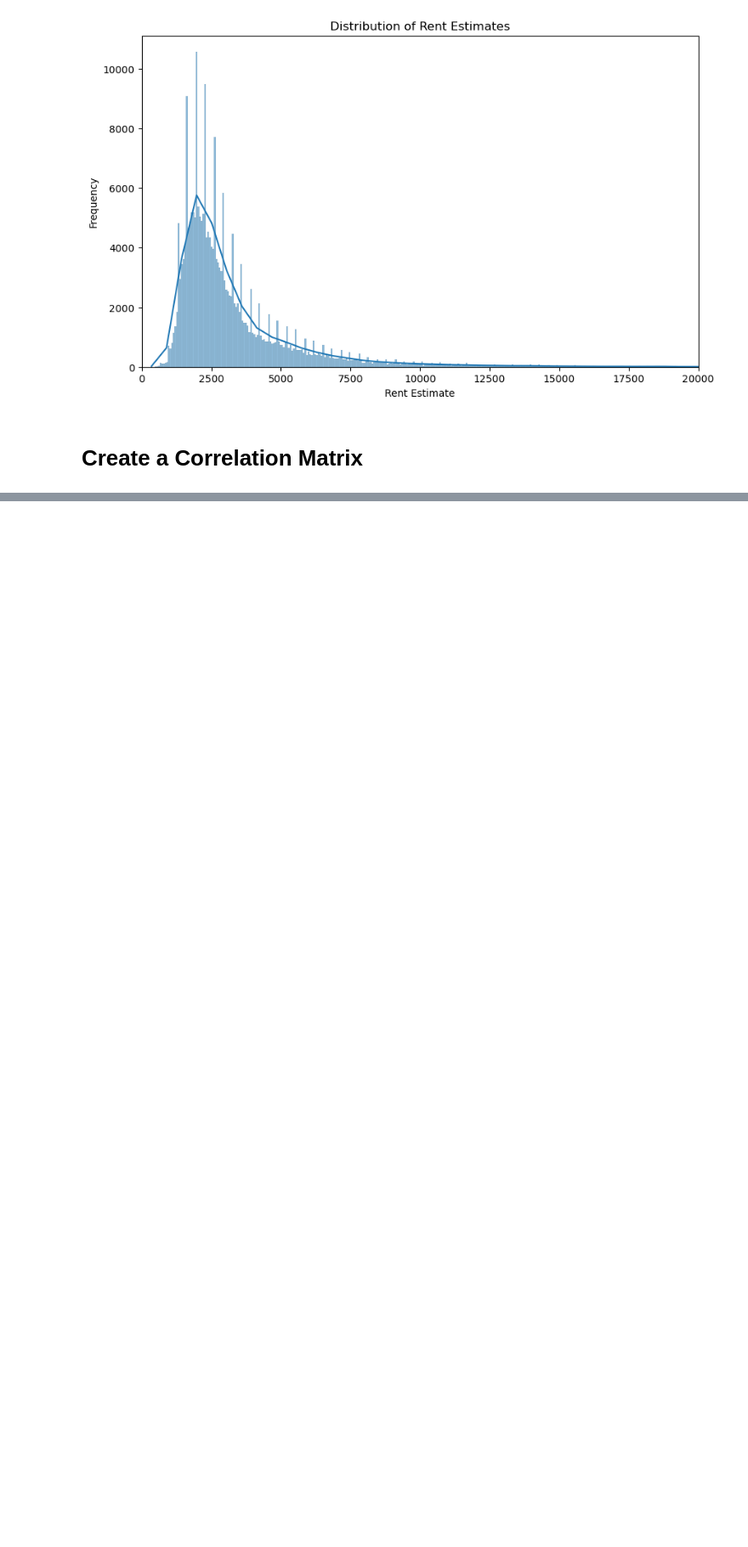
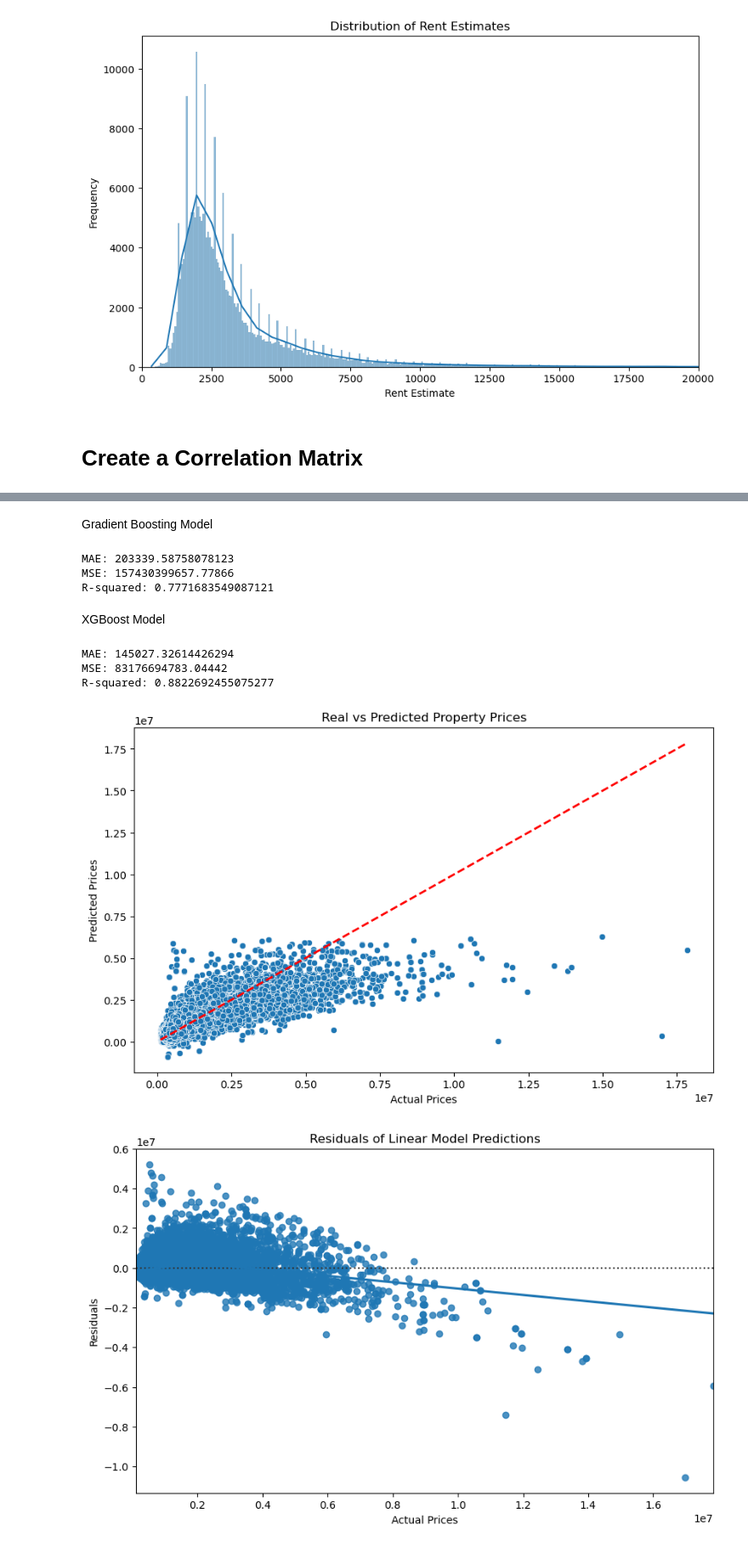
Before and after one commit to A1marge/London-Property-Price-Predictor, a Jupyter notebook: LondonHousePriceData.ipynb, the cells around one changed output, grey strips where cells are left out. Shown at 85% size. Drawn from its saved outputs; the diff is of its cells as text; code cells hidden in the pictures; blank space fills up the shorter version.

```diff
--- a/LondonHousePriceData.ipynb
+++ b/LondonHousePriceData.ipynb
@@ -225,0 +268,9 @@ Through this we can deduce that
+# %%
+from sklearn.linear_model import LinearRegression
+from sklearn.ensemble import RandomForestRegressor, GradientBoostingRegressor
+import xgboost as xgb
+
+linear_model = LinearRegression()
+random_forest_model = RandomForestRegressor(n_estimators=500, max_depth=None, min_samples_split=2, min_samples_leaf=1, max_features=0.8, random_state=42)
+gradient_boosting_model = GradientBoostingRegressor(n_estimators=100, random_state=42)
+xgboost_model = xgb.XGBRegressor(objective='reg:squarederror', n_estimators=100, random_state=42)
@@ -225,0 +283,5 @@ Through this we can deduce that
+# %%
+linear_model.fit(X_train, y_train)
+random_forest_model.fit(X_train, y_train)
+gradient_boosting_model.fit(X_train, y_train)
+xgboost_model.fit(X_train, y_train)
@@ -225,0 +300,7 @@ Through this we can deduce that
+# %%
+from sklearn.metrics import mean_absolute_error, mean_squared_error, r2_score
+
+y_pred_linear = linear_model.predict(X_test)
+y_pred_rf = random_forest_model.predict(X_test)
+y_pred_gb = gradient_boosting_model.predict(X_test)
+y_pred_xgb = xgboost_model.predict(X_test)
@@ -225,0 +327,38 @@ Through this we can deduce that
+# %% [markdown]
+Gradient Boosting Model
+# %%
+print("MAE:", mean_absolute_error(y_test, y_pred_gb))
+print("MSE:", mean_squared_error(y_test, y_pred_gb))
+print("R-squared:", r2_score(y_test, y_pred_gb))
+# %% [output]
+MAE: 203339.58758078123
+MSE: 157430399657.77866
+R-squared: 0.7771683549087121
+# %% [markdown]
+XGBoost Model
+# %%
+print("MAE:", mean_absolute_error(y_test, y_pred_xgb))
+print("MSE:", mean_squared_error(y_test, y_pred_xgb))
+print("R-squared:", r2_score(y_test, y_pred_xgb))
+# %% [output]
+MAE: 145027.32614426294
+MSE: 83176694783.04442
+R-squared: 0.8822692455075277
+# %%
+plt.figure(figsize=(10, 6))
+sns.scatterplot(x=y_test, y=y_pred_linear)
+plt.plot([y_test.min(), y_test.max()], [y_test.min(), y_test.max()], 'k--', lw=2, color='red')
+plt.title('Real vs Predicted Property Prices')
+plt.xlabel('Actual Prices')
+plt.ylabel('Predicted Prices')
+plt.show()
+
+plt.figure(figsize=(10, 6))
+sns.residplot(x=y_test, y=y_pred_linear, lowess=True)
+plt.title('Residuals of Linear Model Predictions')
+plt.xlabel('Actual Prices')
+plt.ylabel('Residuals')
+plt.show()
+# %% [output]
+[figure, added]
+[figure, added]
```
Also changed, not shown: parts of 14 cells of this notebook, 1 other file.
